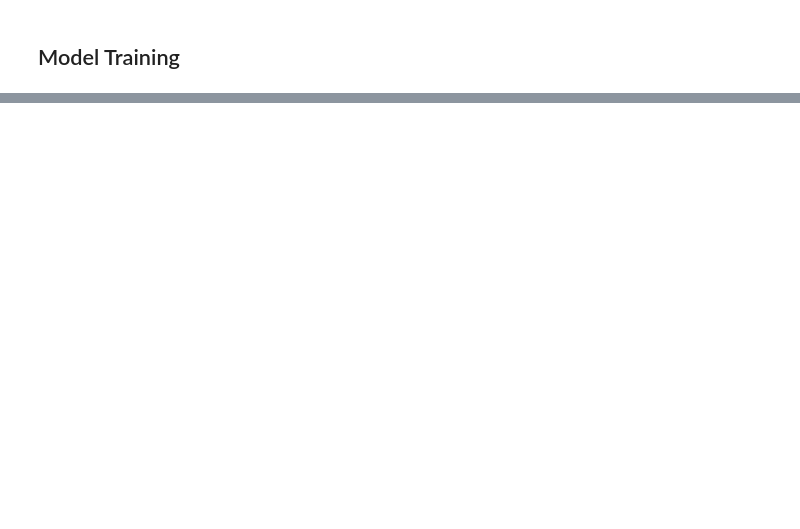
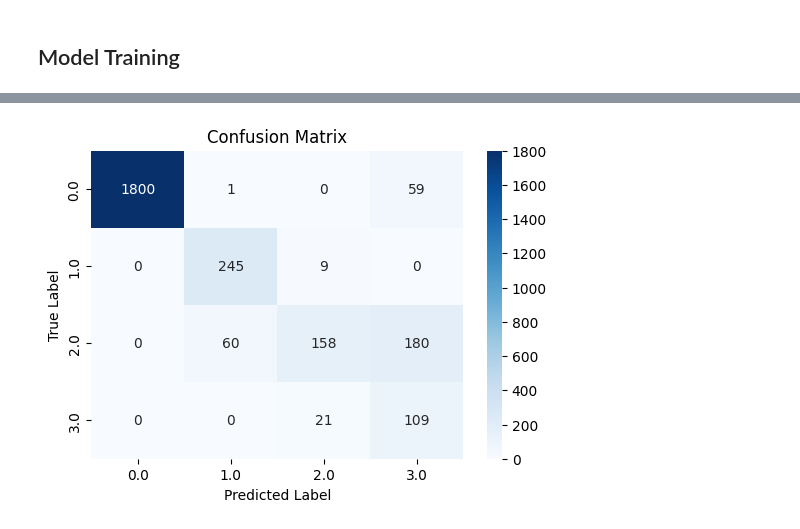
Before and after one commit to apmalinsky/AAI-530-IoT-FinalProject, a Jupyter notebook: notebooks/classifier-pred.ipynb, the cells around one changed output, grey strips where cells are left out. Cells and saved outputs as stored; diff of their text form; code cells hidden in the pictures; blank space fills up the shorter version.

```diff
--- a/notebooks/classifier-pred.ipynb
+++ b/notebooks/classifier-pred.ipynb
@@ -189,0 +262,13 @@ MSE: 0.7826472520828247
+# %%
+# Confusion Matrix
+cm = confusion_matrix(y_test_seq, y_pred_test)
+df_cm = pd.DataFrame(cm, index=np.unique(y_test_seq), columns=np.unique(y_test_seq))
+
+plt.figure(figsize=(6, 4))
+sns.heatmap(df_cm, annot=True, fmt='d', cmap='Blues')
+plt.xlabel("Predicted Label")
+plt.ylabel("True Label")
+plt.title("Confusion Matrix")
+plt.show()
+# %% [output]
+[figure, added]
```
Also changed, not shown: parts of 25 cells of this notebook.
